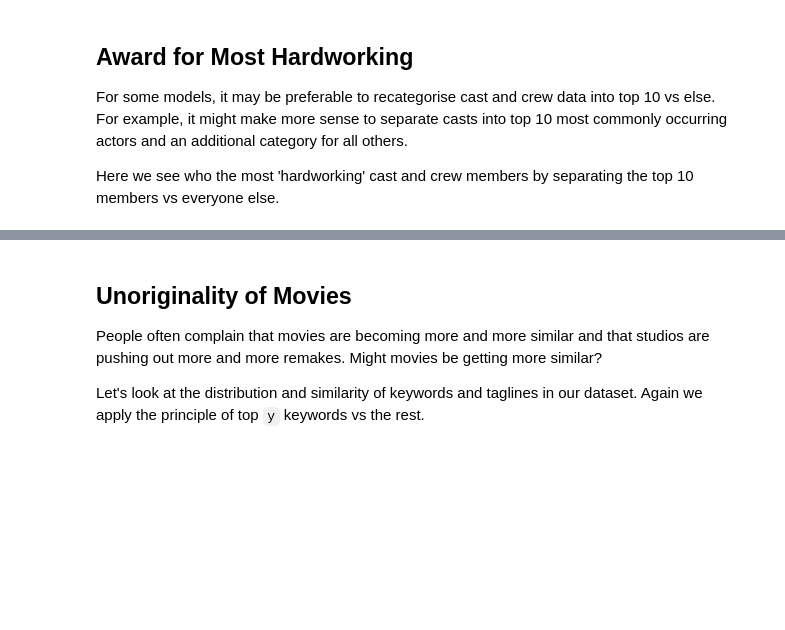
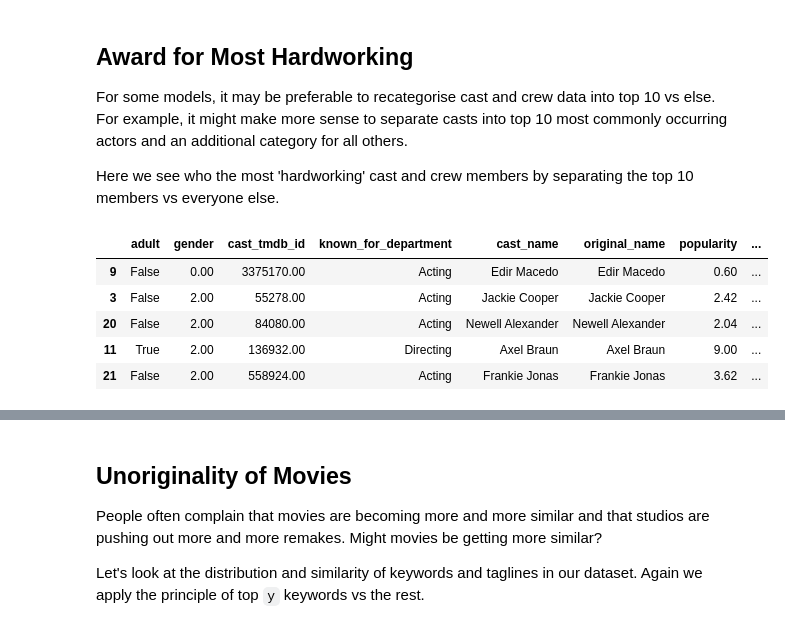
Before and after one commit to vibrantlychee/big-movie-data, a Jupyter notebook: exploratory.ipynb, the cells around one changed output, grey strips where cells are left out. Cells and saved outputs as stored; diff of their text form; code cells hidden in the pictures; blank space fills up the shorter version.

```diff
--- a/exploratory.ipynb
+++ b/exploratory.ipynb
@@ -220,7 +220,15 @@ Here we see who the most 'hardworking' cast and crew members by separating the
 top 10 members vs everyone else.
 # %%
 # flatten cast data
-cast_flatten = flatten(raw_data, "cast")
+cast_flatten = flatten_people(raw_data[["id", "title", "cast"]], "cast")
+cast_flatten.sample(5)
+# %% [output]
+|  | adult | gender | cast_tmdb_id | known_for_department | cast_name | original_name | popularity | ... |
+| 9 | False | 0.00 | 3375170.00 | Acting | Edir Macedo | Edir Macedo | 0.60 | ... |
+| 3 | False | 2.00 | 55278.00 | Acting | Jackie Cooper | Jackie Cooper | 2.42 | ... |
+| 20 | False | 2.00 | 84080.00 | Acting | Newell Alexander | Newell Alexander | 2.04 | ... |
+| 11 | True | 2.00 | 136932.00 | Directing | Axel Braun | Axel Braun | 9.00 | ... |
+| 21 | False | 2.00 | 558924.00 | Acting | Frankie Jonas | Frankie Jonas | 3.62 | ... |
 # %%
 # get frequency count of every cast member
 cast_dist = cast_flatten["cast_name"].value_counts()
```
Also changed, not shown: parts of 8 cells of this notebook, 2 other files.
